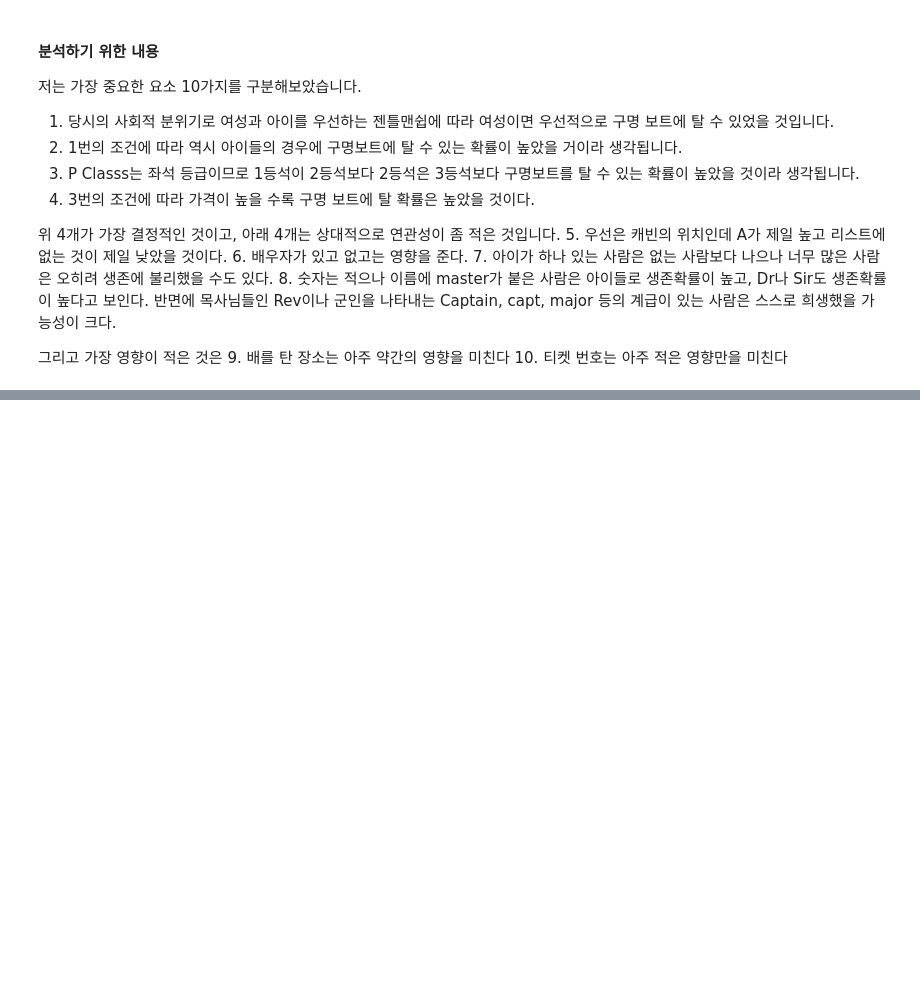
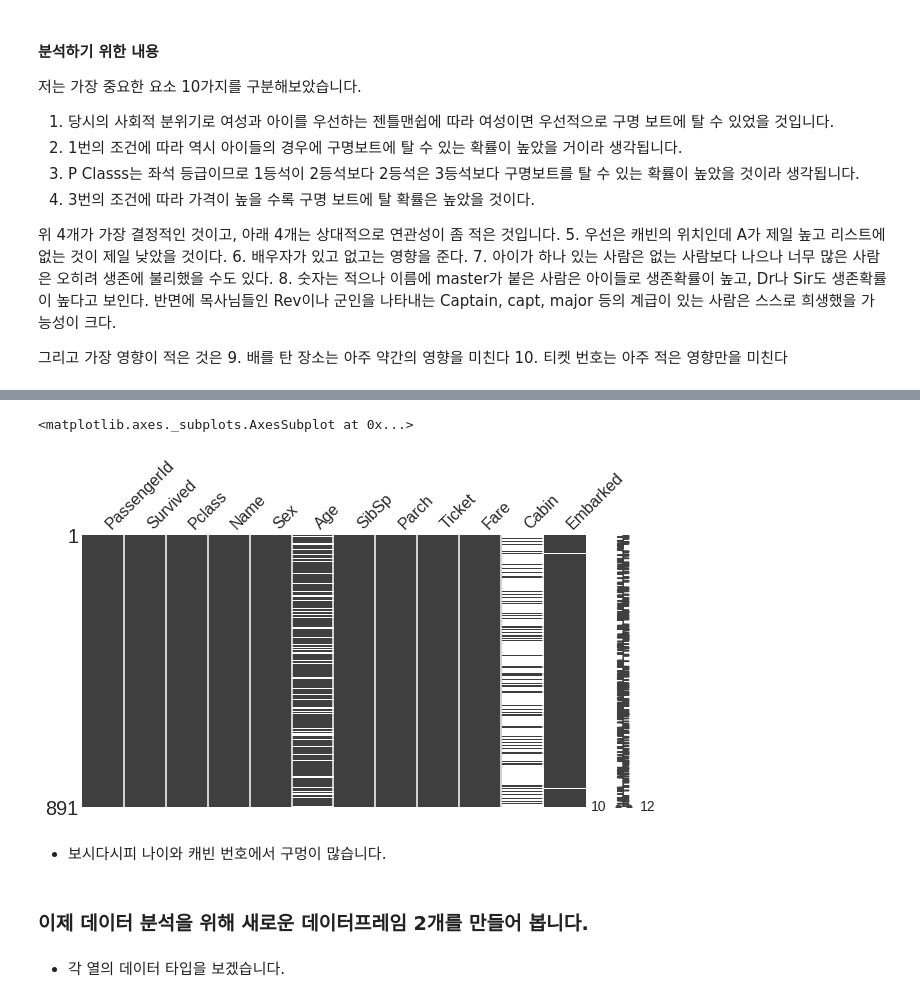
Before and after one commit to joshuajhchoi/ai2learn, a Jupyter notebook: 파이썬_처음하는_분들을_위한_8시간_만에_이해하는_머신_러닝_기초_수업_(10)_Kaggle_Titanic_입문하기.ipynb, the cells around one changed output, grey strips where cells are left out. Saved outputs shown, nothing was run; the diff lists cells and outputs as text; code cells hidden in the pictures; blank space fills up the shorter version.

Commit message:
Colaboratory를 통해 생성됨

```diff
--- a/파이썬_처음하는_분들을_위한_8시간_만에_이해하는_머신_러닝_기초_수업_(10)_Kaggle_Titanic_입문하기.ipynb
+++ b/파이썬_처음하는_분들을_위한_8시간_만에_이해하는_머신_러닝_기초_수업_(10)_Kaggle_Titanic_입문하기.ipynb
@@ -62,0 +81,5 @@ https://www.kaggle.com/c/3136/download-all
+# %%
+import matplotlib.pyplot as plt
+import missingno
+import seaborn as sns
+plt.style.use('seaborn-whitegrid')
@@ -66,0 +123,3 @@ train 파일을 보겠습니다.
+# %%
+from google.colab import files
+uploaded = files.upload()
@@ -66,0 +133,5 @@ train 파일을 보겠습니다.
+# %%
+import io
+test = pd.read_csv(io.BytesIO(uploaded['test.csv']))
+train = pd.read_csv(io.BytesIO(uploaded['train.csv']))
+gender_submission = pd.read_csv(io.BytesIO(uploaded['gender_submission.csv']))
@@ -84,0 +240,9 @@ train 파일을 보겠습니다.
+# %%
+missingno.matrix(train, figsize = (10,5))
+# %% [output]
+<matplotlib.axes._subplots.AxesSubplot at 0x...>
+[figure, added]
+# %% [markdown]
+* 보시다시피 나이와 캐빈 번호에서 구멍이 많습니다.
+# %% [markdown]
+### 이제 데이터 분석을 위해 새로운 데이터프레임 2개를 만들어 봅니다.
@@ -84,0 +252,2 @@ train 파일을 보겠습니다.
+# %% [markdown]
+* 각 열의 데이터 타입을 보겠습니다.
```
Also changed, not shown: parts of 58 cells of this notebook.
